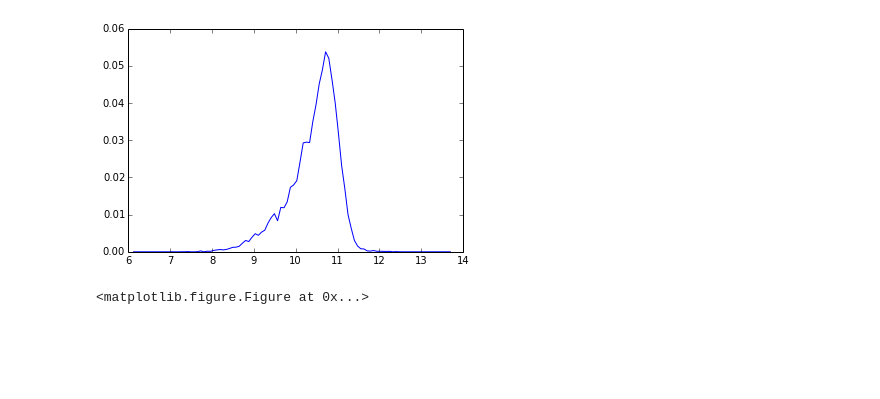
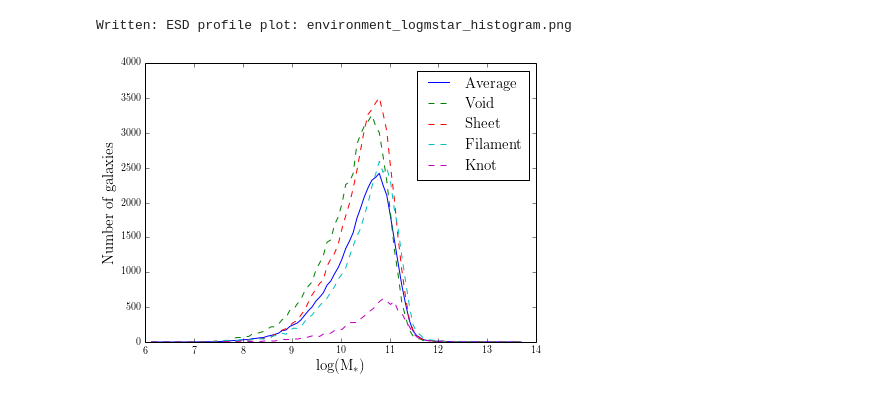
Before and after one commit to samtaziaux/KiDS-Sam_master, a Jupyter notebook: brouwer/environment_project/AngSephist.ipynb, the cells around one changed output. Cells and saved outputs as stored; diff of their text form; code cells hidden in the pictures; blank space fills up the shorter version.

```diff
--- a/brouwer/environment_project/AngSephist.ipynb
+++ b/brouwer/environment_project/AngSephist.ipynb
@@ -124,5 +71,7 @@ Written: Angsephist_envS4bin.txt
 # %%
-# Creating the log(Mstar) histogram
+# Creating the log(Mstar) histogram (needed for the mstarweight)
+
 nbins = 100
-logmstarbins, logmstarhists, logmstarhistcens = create_histogram('log(Mstar)',logmstarlist, nbins, envs, envlist, False, False)
+logmstarbins, logmstarhists, logmstarhistcens = \
+envutils.create_histogram('log(Mstar)', logmstarlist, nbins, envnames, envlist, 'lin', False, False)
 # %% [output]
@@ -156,26 +79,43 @@ plt.clf()
-# %%
-minhist = np.ones(nbins)
-
-for env in xrange(len(envs)):
-
-    minhist = np.minimum(normhists[env], minhist)
-
-# Show results
-plt.plot(logmstarhistcens, minhist, '', ls='-')
-
-#plt.xscale('log')
-#plt.yscale('log')
-
-plt.show()
-plt.clf()
-# %% [output]
-[figure, removed]
-<matplotlib.figure.Figure at 0x...>
-# %%
-# Calculate the number of lenses in each logmstar bin
-shufhists = np.zeros([len(envs), nbins])
-
-for env in xrange(len(envs)):
-    logmstartot = float(np.sum(logmstarhists[env])) # Number of lenses in each original logmstar bin
-    shufhists[env] = np.trunc(minhist*logmstartot) # Number of lenses in the shuffled logmstar bin
+# %%
+# Creating the logmstar weights for each lens
+
+# Create the average histogram
+avhist = np.mean(logmstarhists, 0)
+
+# Calculate the weight for each logmstar bin
+weighthists = avhist/logmstarhists
+weighthists[np.logical_not(np.isfinite(weighthists))] = 0
+
+#####################
+
+# Show results
+plt.figure(1, figsize=(7, 5))
+plt.plot(logmstarhistcens, avhist, '', ls='-', label='Average')
+
+for env in xrange(len(envnames)):
+    plt.plot(logmstarhistcens, logmstarhists[env], '', ls='--', label=envnames[env])
+
+#plt.xscale('log')
+#plt.yscale('log')
+plt.legend(fontsize=15)
+
+xlabel = 'log(M$_*$)'
+ylabel = 'Number of galaxies'
+
+plt.ylabel(r'%s'%ylabel,fontsize=15)
+plt.xlabel(r'%s'%xlabel,fontsize=15)
+
+histname = 'environment_logmstar_histogram'
+if shuffled:
+    histname = '%s_shuffled'%(histname)
+
+plotname = '%s.png'%histname
+
+plt.savefig(plotname, format='png')
+print 'Written: ESD profile plot:', plotname
+
+plt.show()
+# %% [output]
+Written: ESD profile plot: environment_logmstar_histogram.png
+[figure, added]
 # %%
```
Also changed, not shown: parts of 26 cells of this notebook, 38 other files.
